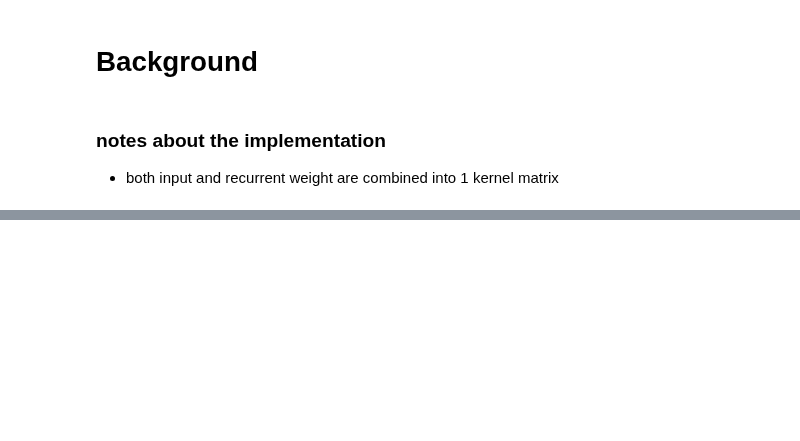
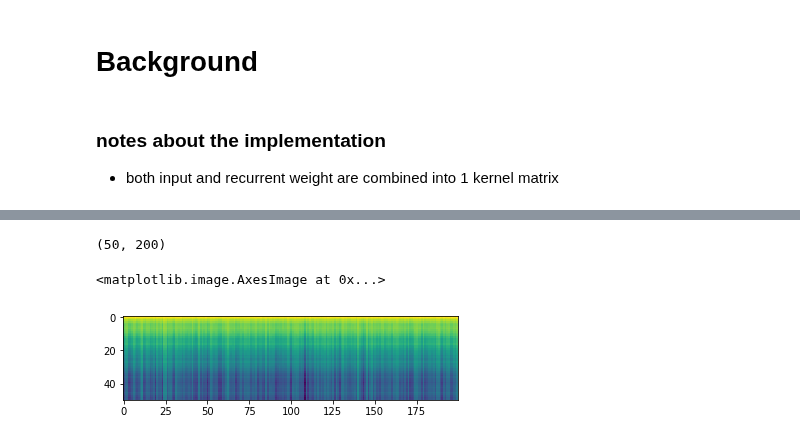
Before and after one commit to eghbalhosseini/KeRNL, a Jupyter notebook: notebooks/kernl_snn_cell_add_dataset.ipynb, the cells around one changed output, grey strips where cells are left out. Drawn from its saved outputs; the diff is of its cells as text; code cells hidden in the pictures; blank space fills up the shorter version.

```diff
--- a/notebooks/kernl_snn_cell_add_dataset.ipynb
+++ b/notebooks/kernl_snn_cell_add_dataset.ipynb
@@ -26,26 +26,24 @@ import adding_problem
 # %%
 # Training Parameters
 # Training Parameters
-tensor_learning_rate = 1e-6
 weight_learning_rate = 1e-3
 training_steps = 4000
-buffer_size=700
-batch_size = 25
+batch_size = 100
 training_size=batch_size*training_steps
-epochs=100
-test_size=10000
+epochs=10
+test_size=1000
 display_step = 200
 grad_clip=100
 # Network Parameters
-# adding problem data input (first input are the random digits , second input is the mask)
-time_steps = 100
-num_hidden = 100 # hidden layer num of features
+num_input = 2 # adding problem data input (first input are the random digits , second input is the mask)
+time_steps = 50
+num_units_input_layer=50
+num_hidden = 200 # hidden layer num of features
 num_output = 1 # value of the addition estimation
 #
-num_input=2
-num_units_input_layer=50
-num_context_unit=1
-# Noise Parameters
-perturbation_std=1e-10
+# save dir
+# create a training and testing dataset
 training_x, training_y = adding_problem.get_batch(batch_size=training_size,time_steps=time_steps)
-savepath='/home/eghbal/Desktop/openmind/logs/kernl_snn_addition_dataset/kernl_snn_add_eta_weight_1e-03_batch_2e+01_hum_hidd_1e+02_gc_1e+02_steps_4e+03_run_20190309_0213/'
+testing_x, testing_y = adding_problem.get_batch(batch_size=test_size,time_steps=time_steps)
+
+savepath='/home/eghbal/Desktop/bp_snn_add_T_5e+01_eta_W_1e-03_batch_1e+02_hum_hidd_2e+02_gc_1e+02_steps_4e+03_epoch_1e+01_run_20190310_2218/'
@@ -51,0 +184,8 @@ savepath='/home/eghbal/Desktop/openmind/logs/kernl_snn_addition_dataset/kernl_sn
+# %%
+hidden_voltages=hiddens.v_mem[1,:,:]
+print(hidden_voltages.shape)
+plt.imshow(hidden_voltages)
+# %% [output]
+(50, 200)
+<matplotlib.image.AxesImage at 0x...>
+[figure, added]
```
Also changed, not shown: parts of 11 cells of this notebook, 1 other file.
